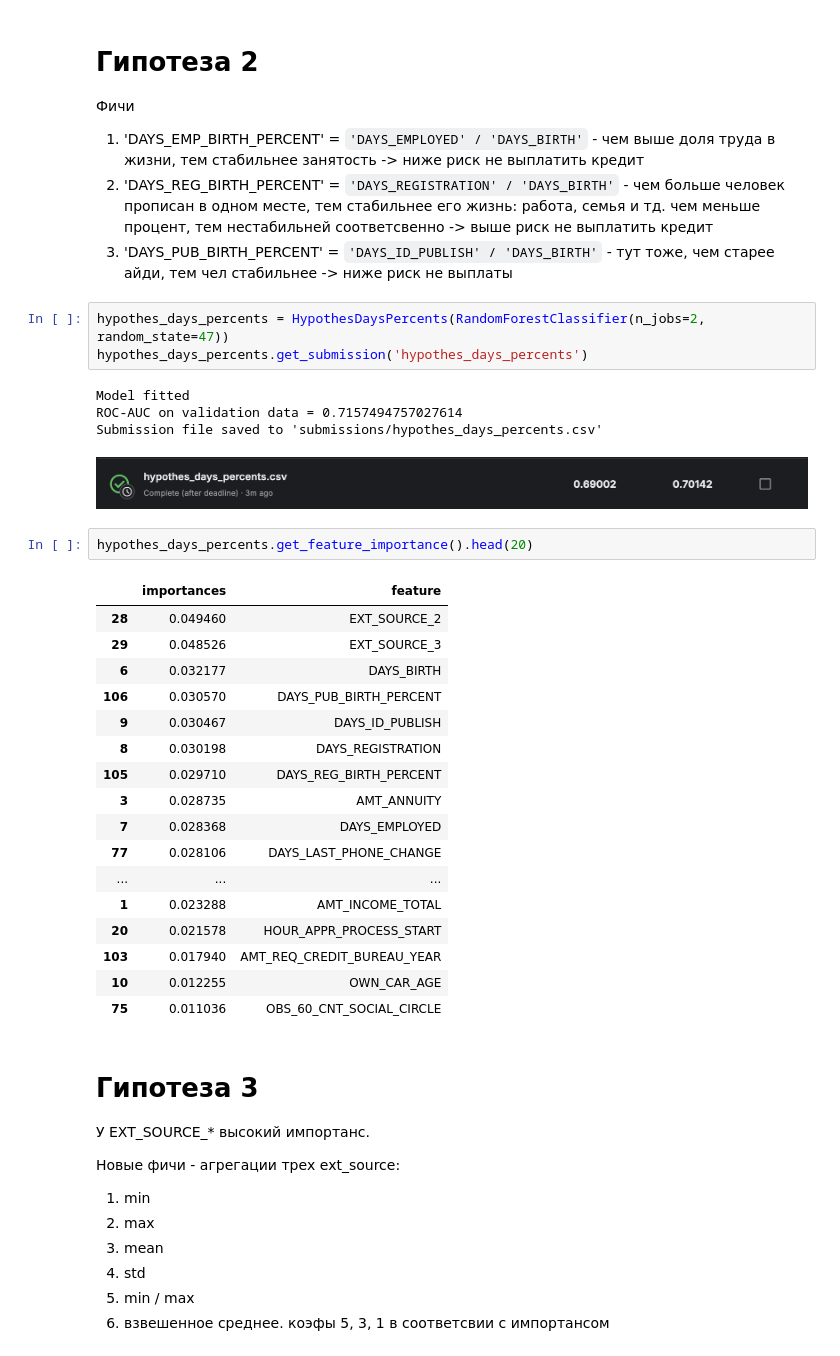
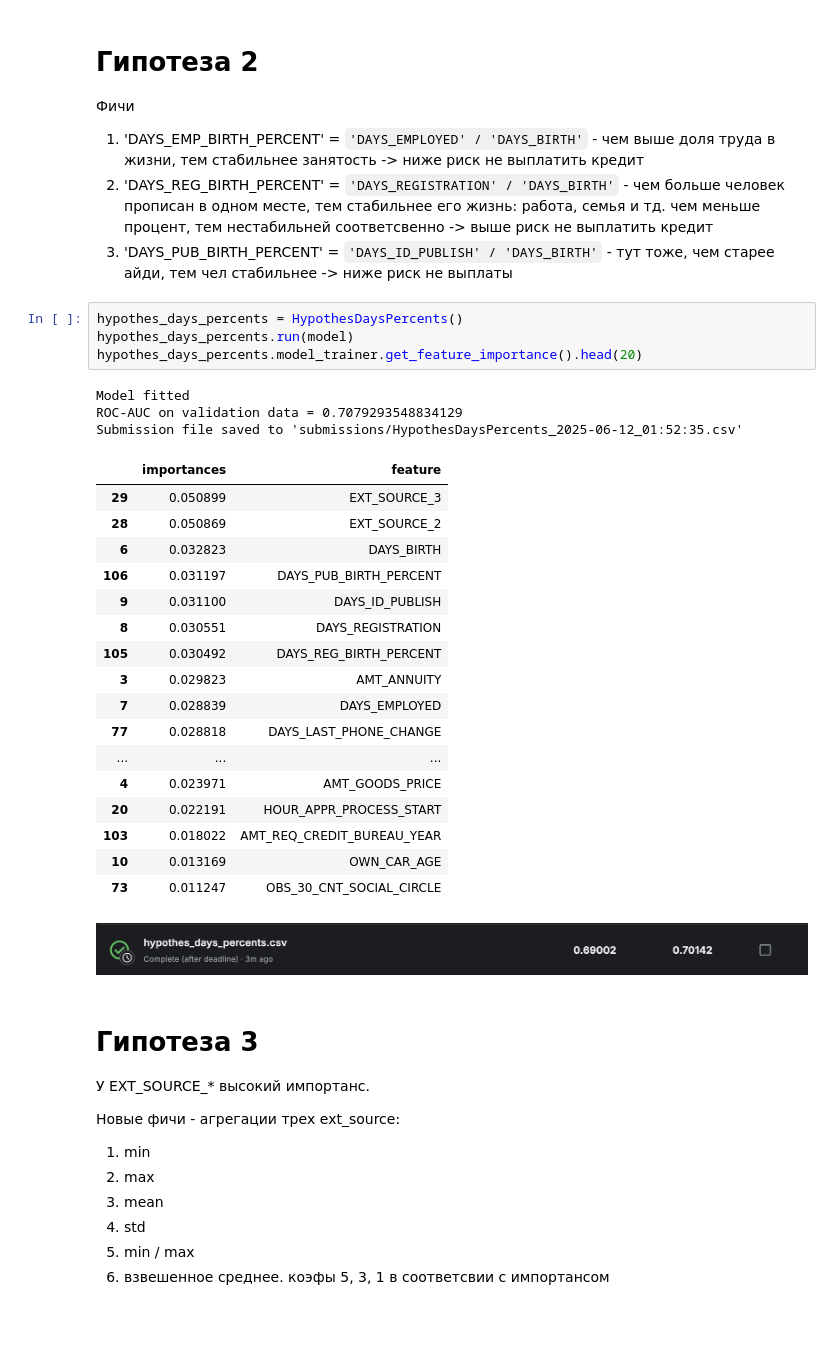
Before and after one commit to ikarizxc/home-credit-default-risk, a Jupyter notebook: baseline_and_hypotheses.ipynb, the cells around one changed output. Cells and saved outputs as stored; diff of their text form; blank space fills up the shorter version.

```diff
--- a/baseline_and_hypotheses.ipynb
+++ b/baseline_and_hypotheses.ipynb
@@ -78,34 +76,32 @@ hypothes_corr.get_feature_importance().head(20)
 2. 'DAYS_REG_BIRTH_PERCENT' = `'DAYS_REGISTRATION' / 'DAYS_BIRTH'` - чем больше человек прописан в одном месте, тем стабильнее его жизнь: работа, семья и тд. чем меньше процент, тем нестабильней соответсвенно -> выше риск не выплатить кредит
 3. 'DAYS_PUB_BIRTH_PERCENT' = `'DAYS_ID_PUBLISH' / 'DAYS_BIRTH'` - тут тоже, чем старее айди, тем чел стабильнее -> ниже риск не выплаты
 # %%
-hypothes_days_percents = HypothesDaysPercents(RandomForestClassifier(n_jobs=2, random_state=47))
-hypothes_days_percents.get_submission('hypothes_days_percents')
+hypothes_days_percents = HypothesDaysPercents()
+hypothes_days_percents.run(model)
+hypothes_days_percents.model_trainer.get_feature_importance().head(20)
 # %% [output]
 Model fitted
-ROC-AUC on validation data = 0.7157494757027614
-Submission file saved to 'submissions/hypothes_days_percents.csv'
+ROC-AUC on validation data = 0.7079293548834129
+Submission file saved to 'submissions/HypothesDaysPercents_2025-06-12_01:52:35.csv'
+|  | importances | feature |
+| 29 | 0.050899 | EXT_SOURCE_3 |
+| 28 | 0.050869 | EXT_SOURCE_2 |
+| 6 | 0.032823 | DAYS_BIRTH |
+| 106 | 0.031197 | DAYS_PUB_BIRTH_PERCENT |
+| 9 | 0.031100 | DAYS_ID_PUBLISH |
+| 8 | 0.030551 | DAYS_REGISTRATION |
+| 105 | 0.030492 | DAYS_REG_BIRTH_PERCENT |
+| 3 | 0.029823 | AMT_ANNUITY |
+| 7 | 0.028839 | DAYS_EMPLOYED |
+| 77 | 0.028818 | DAYS_LAST_PHONE_CHANGE |
+| ... | ... | ... |
+| 4 | 0.023971 | AMT_GOODS_PRICE |
+| 20 | 0.022191 | HOUR_APPR_PROCESS_START |
+| 103 | 0.018022 | AMT_REQ_CREDIT_BUREAU_YEAR |
+| 10 | 0.013169 | OWN_CAR_AGE |
+| 73 | 0.011247 | OBS_30_CNT_SOCIAL_CIRCLE |
 # %% [markdown]
 ![image-3.png](attachment:image-3.png)
-# %%
-hypothes_days_percents.get_feature_importance().head(20)
-# %% [output]
-|  | importances | feature |
-| 28 | 0.049460 | EXT_SOURCE_2 |
-| 29 | 0.048526 | EXT_SOURCE_3 |
-| 6 | 0.032177 | DAYS_BIRTH |
-| 106 | 0.030570 | DAYS_PUB_BIRTH_PERCENT |
-| 9 | 0.030467 | DAYS_ID_PUBLISH |
-| 8 | 0.030198 | DAYS_REGISTRATION |
-| 105 | 0.029710 | DAYS_REG_BIRTH_PERCENT |
-| 3 | 0.028735 | AMT_ANNUITY |
-| 7 | 0.028368 | DAYS_EMPLOYED |
-| 77 | 0.028106 | DAYS_LAST_PHONE_CHANGE |
-| ... | ... | ... |
-| 1 | 0.023288 | AMT_INCOME_TOTAL |
-| 20 | 0.021578 | HOUR_APPR_PROCESS_START |
-| 103 | 0.017940 | AMT_REQ_CREDIT_BUREAU_YEAR |
-| 10 | 0.012255 | OWN_CAR_AGE |
-| 75 | 0.011036 | OBS_60_CNT_SOCIAL_CIRCLE |
 # %% [markdown]
 # Гипотеза 3
 
```
Also changed, not shown: parts of 23 cells of this notebook, 18 other files.
